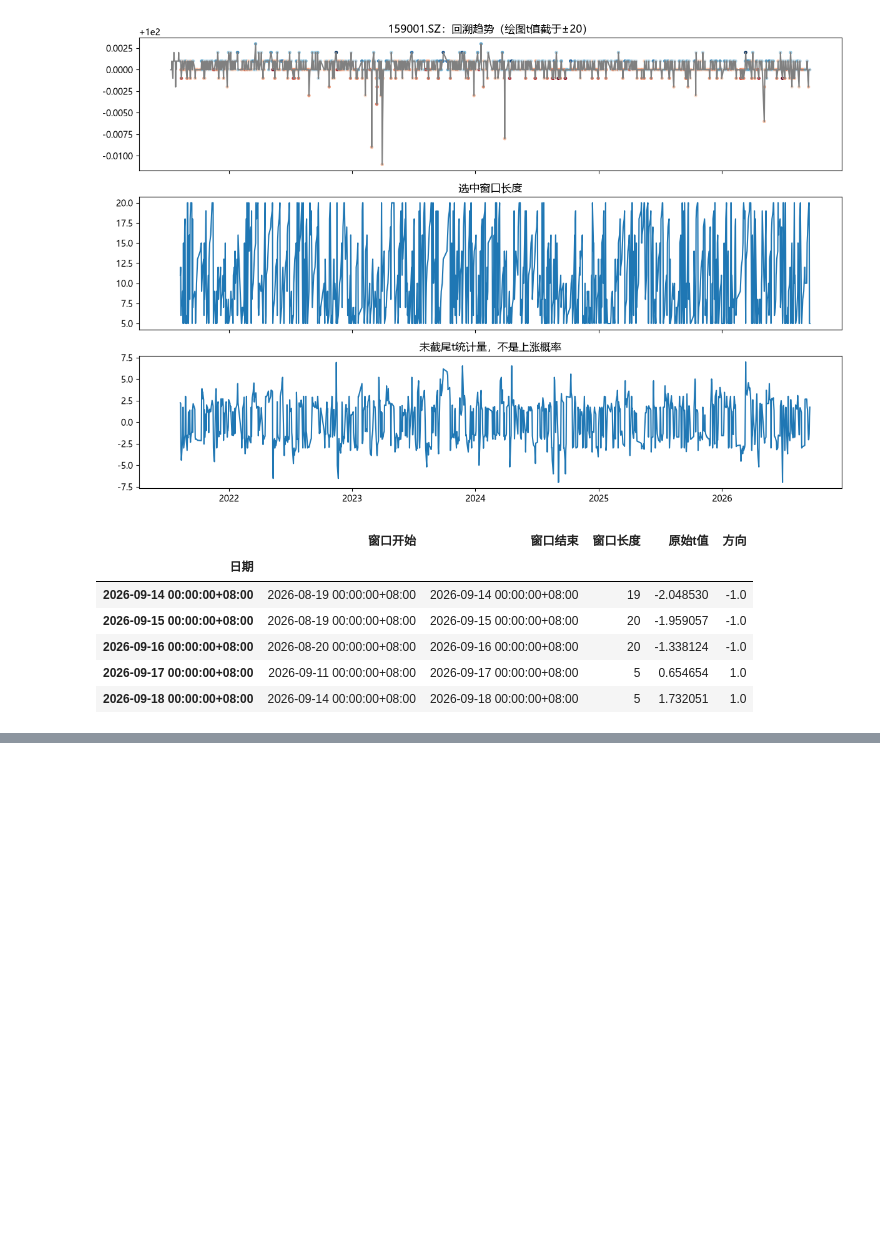
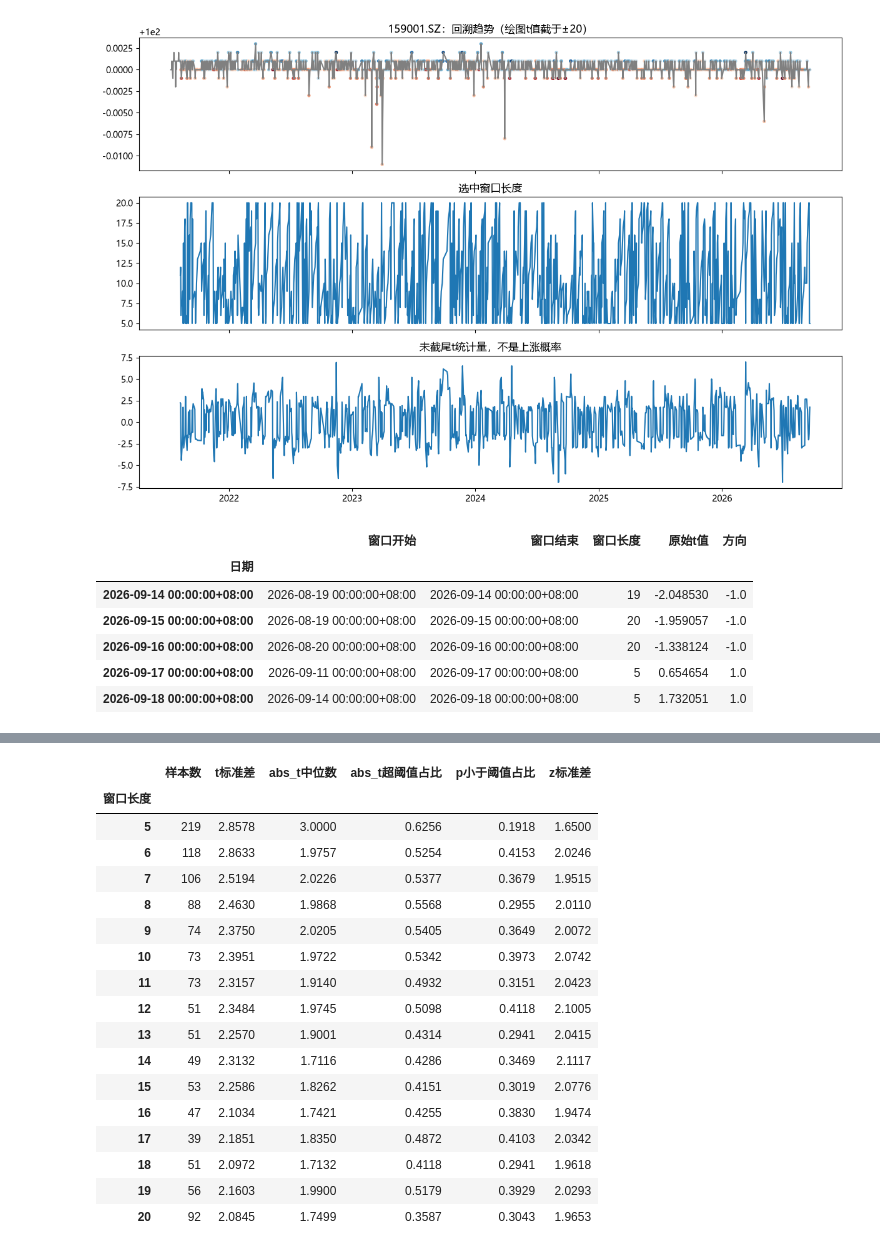
Before and after one commit to wang-jinghui/ML4AM, a Jupyter notebook: ch5_financial_labels.ipynb, the cells around one changed output, grey strips where cells are left out. Cells and saved outputs as stored; diff of their text form; code cells hidden in the pictures; blank space fills up the shorter version.

```diff
--- a/ch5_financial_labels.ipynb
+++ b/ch5_financial_labels.ipynb
@@ -106,0 +137,65 @@ display(labels.tail())
+# %%
+# 3.1 按窗口长度量化 t 的尺度：自由度不齐次，以及取极值带来的选择效应
+scan = labels[['窗口长度', '原始t值', '方向']].copy()
+scan['abs_t'] = scan['原始t值'].abs()
+scan['p值'] = 2 * stats.t.sf(scan['abs_t'], scan['窗口长度'] - 2)
+scan['z值'] = scan['原始t值'] * np.sqrt((scan['窗口长度'] - 4) / (scan['窗口长度'] - 2))
+
+by_window = (scan.groupby('窗口长度')
+             .agg(样本数=('原始t值', 'size'),
+                  t标准差=('原始t值', 'std'),
+                  abs_t中位数=('abs_t', 'median'),
+                  abs_t超阈值占比=('abs_t', lambda s: (s > 1.96).mean()),
+                  p小于阈值占比=('p值', lambda s: (s < 0.05).mean()),
+                  z标准差=('z值', 'std'))
+             .round(4))
+by_window.index.name = '窗口长度'
+print('入选窗口长度与abs_t的相关系数：', round(scan[['窗口长度', 'abs_t']].corr().iloc[0, 1], 4))
+print('abs_t不小于2的样本占比：', round((scan['abs_t'] >= 2).mean(), 4),
+      '；p小于0.05的样本占比：', round((scan['p值'] < 0.05).mean(), 4))
+display(by_window)
+
+# 3.2 统一阈值与窗口自适应阈值对样本结构的影响
+total = scan['窗口长度'].value_counts().sort_index()
+keep_fixed = scan[scan['abs_t'] >= 2.0]
+keep_adaptive = scan[scan['p值'] < 0.05]
+retention = pd.DataFrame({
+    '样本占比': total / total.sum(),
+    '统一阈值保留率': keep_fixed['窗口长度'].value_counts().reindex(total.index, fill_value=0) / total,
+    '窗口自适应保留率': keep_adaptive['窗口长度'].value_counts().reindex(total.index, fill_value=0) / total,
+}).round(3)
+retention.index.name = '窗口长度'
+display(retention)
+print('过滤前窗口长度均值：', round(scan['窗口长度'].mean(), 2),
+      '；统一阈值后：', round(keep_fixed['窗口长度'].mean(), 2),
+      '；窗口自适应后：', round(keep_adaptive['窗口长度'].mean(), 2))
+
+# 3.3 方向标签与前向收益的关系：本资产上是隔日均值回复，不是趋势延续
+px = prices[asset]
+scan = scan.join(pd.DataFrame({f'前向{h}日收益': px.shift(-h) / px - 1 for h in (1, 5, 20)}))
+scan['窗口档'] = pd.cut(scan['窗口长度'], [4, 8, 13, 20], labels=['5-8日', '9-13日', '14-20日'])
+scan['abs_t档'] = pd.cut(scan['abs_t'], [0, 1, 2, np.inf], labels=['abs_t小于1', 'abs_t一到2', 'abs_t不小于2'])
+
+
+def corr_by(group_column):
+    rows = []
+    for name, group in scan.groupby(group_column, observed=True):
+        row = {'分组': str(name), '样本数': len(group)}
+        for h in (1, 5, 20):
+            column = f'前向{h}日收益'
+            sample = group[[column, '方向']].dropna()
+            row[f'corr前向{h}日'] = round(sample['方向'].corr(sample[column]), 4)
+        rows.append(row)
+    return pd.DataFrame(rows)
+
+
+pair = scan[['方向', '前向1日收益']].dropna()
+print('整体 corr(方向, 前向1日收益)：', round(pair['方向'].corr(pair['前向1日收益']), 4))
+display(corr_by('窗口档'))
+display(corr_by('abs_t档'))
+daily_return = px.pct_change(fill_method=None)
+baseline = pd.DataFrame({'前一日涨跌符号': np.sign(daily_return.reindex(scan.index)),
+                          '前向1日收益': scan['前向1日收益']}).dropna()
+print('对照 corr(前一日涨跌符号, 前向1日收益)：', round(baseline['前一日涨跌符号'].corr(baseline['前向1日收益']), 4))
+print('该资产日收益lag1自相关：', round(daily_return.autocorr(1), 4))
+# %% [output]
@@ -106,0 +204,18 @@ display(labels.tail())
+|  | 样本数 | t标准差 | abs_t中位数 | abs_t超阈值占比 | p小于阈值占比 | z标准差 |
+| 窗口长度 |  |  |  |  |  |  |
+| 5 | 219 | 2.8578 | 3.0000 | 0.6256 | 0.1918 | 1.6500 |
+| 6 | 118 | 2.8633 | 1.9757 | 0.5254 | 0.4153 | 2.0246 |
+| 7 | 106 | 2.5194 | 2.0226 | 0.5377 | 0.3679 | 1.9515 |
+| 8 | 88 | 2.4630 | 1.9868 | 0.5568 | 0.2955 | 2.0110 |
+| 9 | 74 | 2.3750 | 2.0205 | 0.5405 | 0.3649 | 2.0072 |
+| 10 | 73 | 2.3951 | 1.9722 | 0.5342 | 0.3973 | 2.0742 |
+| 11 | 73 | 2.3157 | 1.9140 | 0.4932 | 0.3151 | 2.0423 |
+| 12 | 51 | 2.3484 | 1.9745 | 0.5098 | 0.4118 | 2.1005 |
+| 13 | 51 | 2.2570 | 1.9001 | 0.4314 | 0.2941 | 2.0415 |
+| 14 | 49 | 2.3132 | 1.7116 | 0.4286 | 0.3469 | 2.1117 |
+| 15 | 53 | 2.2586 | 1.8262 | 0.4151 | 0.3019 | 2.0776 |
+| 16 | 47 | 2.1034 | 1.7421 | 0.4255 | 0.3830 | 1.9474 |
+| 17 | 39 | 2.1851 | 1.8350 | 0.4872 | 0.4103 | 2.0342 |
+| 18 | 51 | 2.0972 | 1.7132 | 0.4118 | 0.2941 | 1.9618 |
+| 19 | 56 | 2.1603 | 1.9900 | 0.5179 | 0.3929 | 2.0293 |
+| 20 | 92 | 2.0845 | 1.7499 | 0.3587 | 0.3043 | 1.9653 |
```
Also changed, not shown: parts of 9 cells of this notebook.
